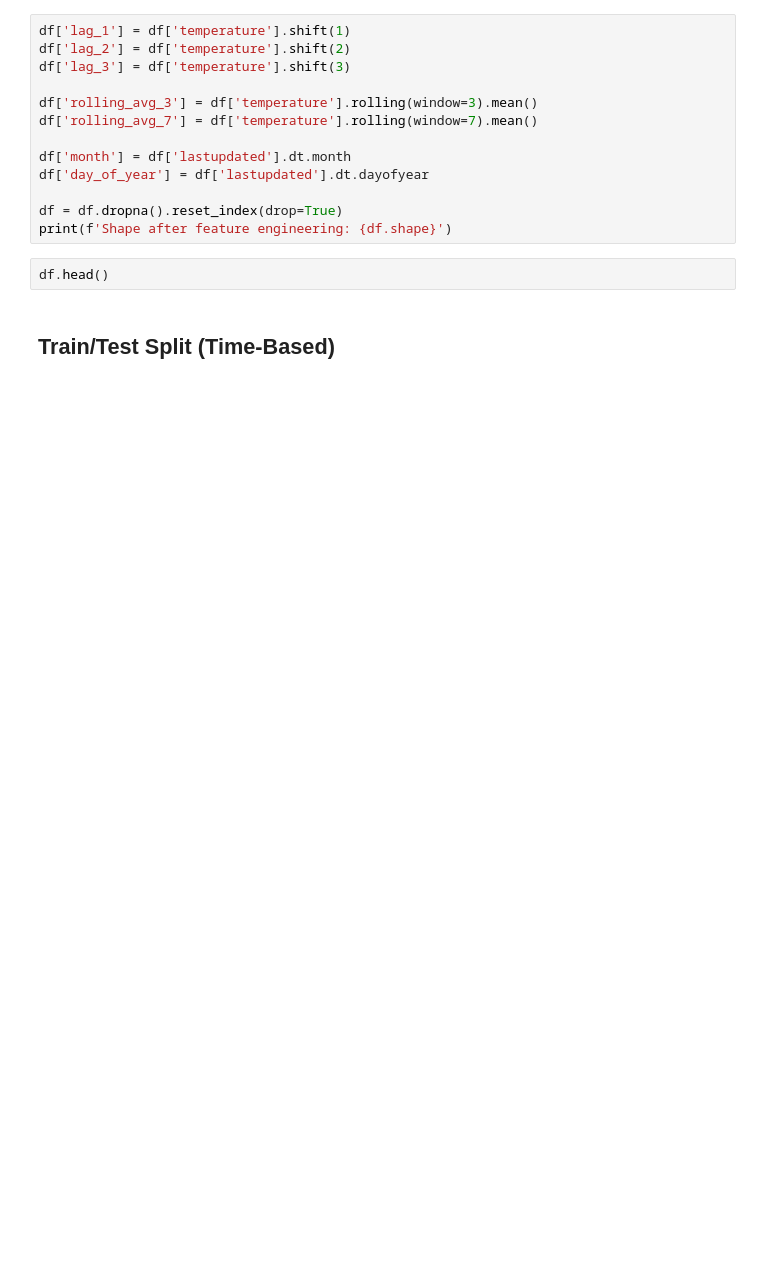
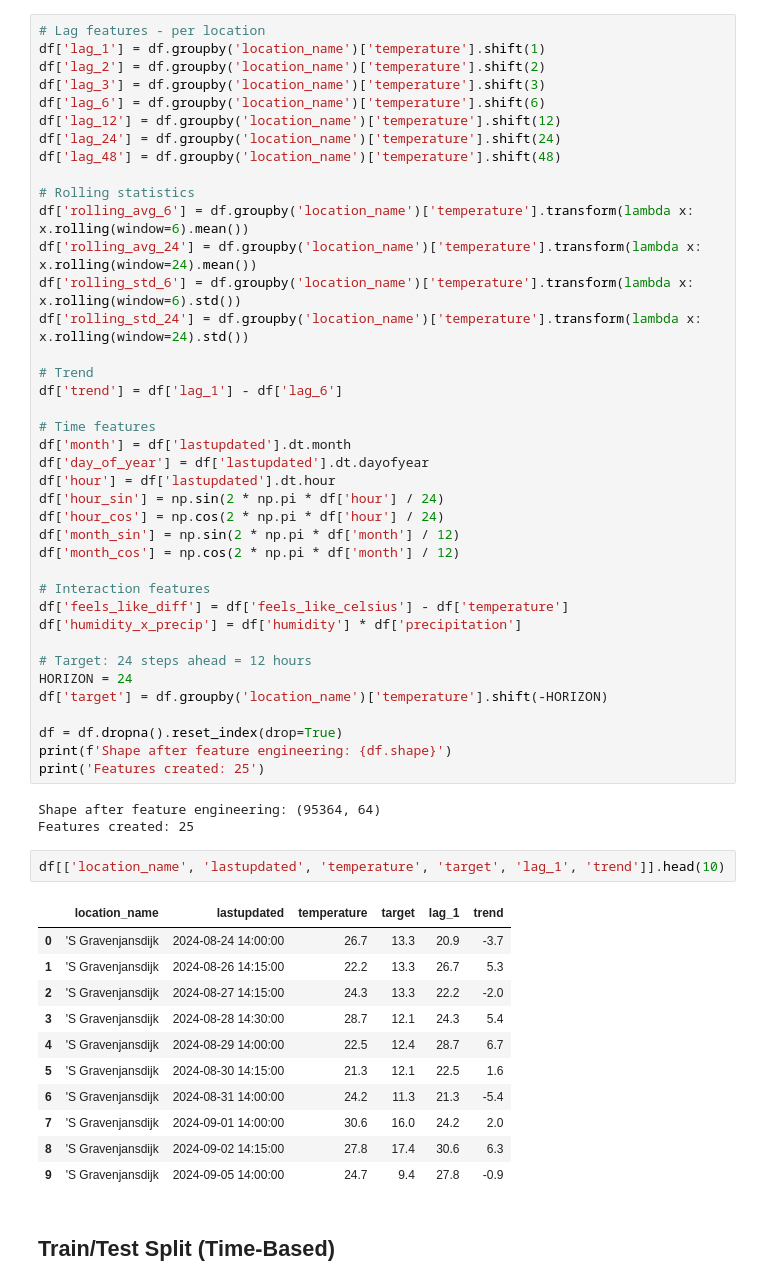
Before and after one commit to theodorant32/AI-PM-Data, a Jupyter notebook: notebooks/03_modeling_xgboost.ipynb, the cells around one changed output. Saved outputs shown, nothing was run; the diff lists cells and outputs as text; blank space fills up the shorter version.

```diff
--- a/notebooks/03_modeling_xgboost.ipynb
+++ b/notebooks/03_modeling_xgboost.ipynb
@@ -18,18 +26,59 @@ print(f'Shape: {df.shape}')
-# %%
-df['lag_1'] = df['temperature'].shift(1)
-df['lag_2'] = df['temperature'].shift(2)
-df['lag_3'] = df['temperature'].shift(3)
-
-df['rolling_avg_3'] = df['temperature'].rolling(window=3).mean()
-df['rolling_avg_7'] = df['temperature'].rolling(window=7).mean()
-
-df['month'] = df['lastupdated'].dt.month
-df['day_of_year'] = df['lastupdated'].dt.dayofyear
-
-df = df.dropna().reset_index(drop=True)
-print(f'Shape after feature engineering: {df.shape}')
-# %%
-df.head()
+# %%
+# Lag features - per location
+df['lag_1'] = df.groupby('location_name')['temperature'].shift(1)
+df['lag_2'] = df.groupby('location_name')['temperature'].shift(2)
+df['lag_3'] = df.groupby('location_name')['temperature'].shift(3)
+df['lag_6'] = df.groupby('location_name')['temperature'].shift(6)
+df['lag_12'] = df.groupby('location_name')['temperature'].shift(12)
+df['lag_24'] = df.groupby('location_name')['temperature'].shift(24)
+df['lag_48'] = df.groupby('location_name')['temperature'].shift(48)
+
+# Rolling statistics
+df['rolling_avg_6'] = df.groupby('location_name')['temperature'].transform(lambda x: x.rolling(window=6).mean())
+df['rolling_avg_24'] = df.groupby('location_name')['temperature'].transform(lambda x: x.rolling(window=24).mean())
+df['rolling_std_6'] = df.groupby('location_name')['temperature'].transform(lambda x: x.rolling(window=6).std())
+df['rolling_std_24'] = df.groupby('location_name')['temperature'].transform(lambda x: x.rolling(window=24).std())
+
+# Trend
+df['trend'] = df['lag_1'] - df['lag_6']
+
+# Time features
+df['month'] = df['lastupdated'].dt.month
+df['day_of_year'] = df['lastupdated'].dt.dayofyear
+df['hour'] = df['lastupdated'].dt.hour
+df['hour_sin'] = np.sin(2 * np.pi * df['hour'] / 24)
+df['hour_cos'] = np.cos(2 * np.pi * df['hour'] / 24)
+df['month_sin'] = np.sin(2 * np.pi * df['month'] / 12)
+df['month_cos'] = np.cos(2 * np.pi * df['month'] / 12)
+
+# Interaction features
+df['feels_like_diff'] = df['feels_like_celsius'] - df['temperature']
+df['humidity_x_precip'] = df['humidity'] * df['precipitation']
+
+# Target: 24 steps ahead = 12 hours
+HORIZON = 24
+df['target'] = df.groupby('location_name')['temperature'].shift(-HORIZON)
+
+df = df.dropna().reset_index(drop=True)
+print(f'Shape after feature engineering: {df.shape}')
+print('Features created: 25')
+# %% [output]
+Shape after feature engineering: (95364, 64)
+Features created: 25
+# %%
+df[['location_name', 'lastupdated', 'temperature', 'target', 'lag_1', 'trend']].head(10)
+# %% [output]
+|  | location_name | lastupdated | temperature | target | lag_1 | trend |
+| 0 | 'S Gravenjansdijk | 2024-08-24 14:00:00 | 26.7 | 13.3 | 20.9 | -3.7 |
+| 1 | 'S Gravenjansdijk | 2024-08-26 14:15:00 | 22.2 | 13.3 | 26.7 | 5.3 |
+| 2 | 'S Gravenjansdijk | 2024-08-27 14:15:00 | 24.3 | 13.3 | 22.2 | -2.0 |
+| 3 | 'S Gravenjansdijk | 2024-08-28 14:30:00 | 28.7 | 12.1 | 24.3 | 5.4 |
+| 4 | 'S Gravenjansdijk | 2024-08-29 14:00:00 | 22.5 | 12.4 | 28.7 | 6.7 |
+| 5 | 'S Gravenjansdijk | 2024-08-30 14:15:00 | 21.3 | 12.1 | 22.5 | 1.6 |
+| 6 | 'S Gravenjansdijk | 2024-08-31 14:00:00 | 24.2 | 11.3 | 21.3 | -5.4 |
+| 7 | 'S Gravenjansdijk | 2024-09-01 14:00:00 | 30.6 | 16.0 | 24.2 | 2.0 |
+| 8 | 'S Gravenjansdijk | 2024-09-02 14:15:00 | 27.8 | 17.4 | 30.6 | 6.3 |
+| 9 | 'S Gravenjansdijk | 2024-09-05 14:00:00 | 24.7 | 9.4 | 27.8 | -0.9 |
 # %% [markdown]
 ## Train/Test Split (Time-Based)
 # %%
```
Also changed, not shown: parts of 15 cells of this notebook, 12 other files.
